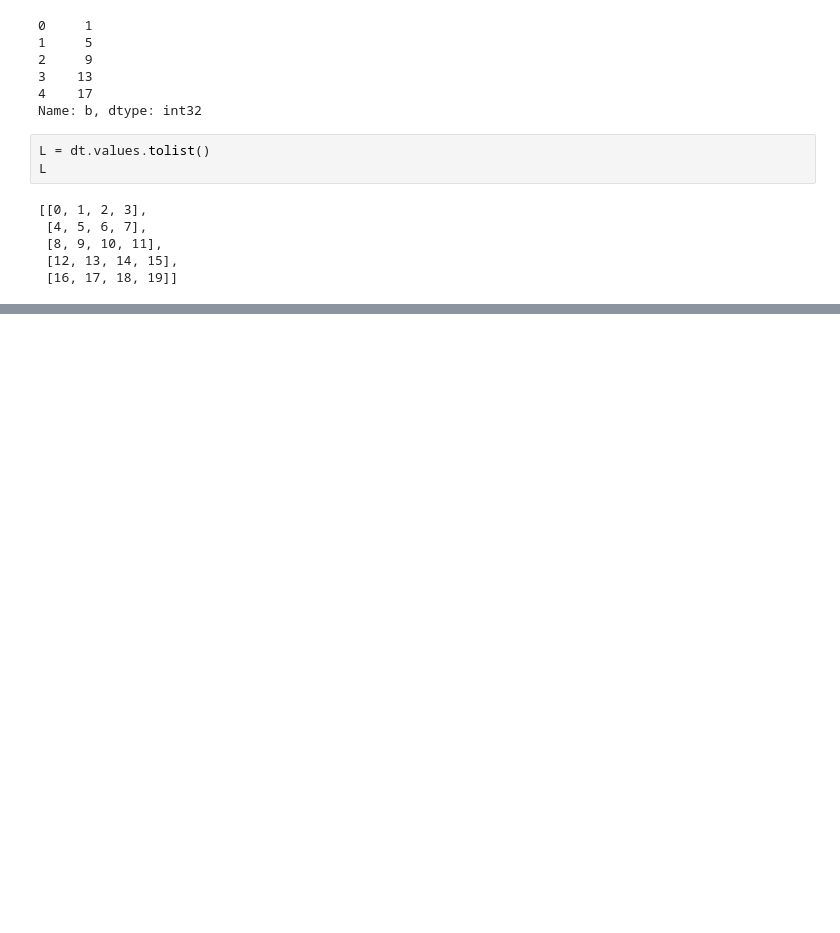
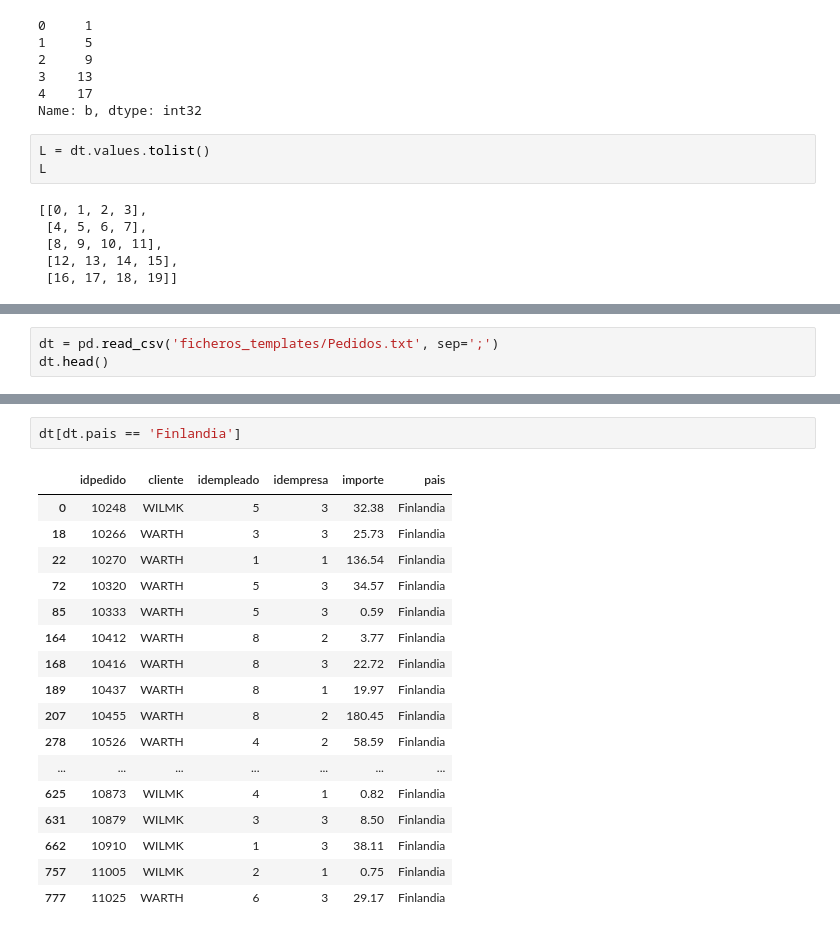
Before and after one commit to mcejudoo/CursoPythonAvanzado, a Jupyter notebook: codigo_ene_23/pruebas_pandas.ipynb, the cells around one changed output, grey strips where cells are left out. Cells and saved outputs as stored; diff of their text form; blank space fills up the shorter version.

```diff
--- a/codigo_ene_23/pruebas_pandas.ipynb
+++ b/codigo_ene_23/pruebas_pandas.ipynb
@@ -200,0 +203,3 @@ L
+# %%
+dt = pd.read_csv('ficheros_templates/Pedidos.txt', sep=';')
+dt.head()
@@ -200,0 +255,20 @@ L
+# %%
+dt[dt.pais == 'Finlandia']
+# %% [output]
+|  | idpedido | cliente | idempleado | idempresa | importe | pais |
+| 0 | 10248 | WILMK | 5 | 3 | 32.38 | Finlandia |
+| 18 | 10266 | WARTH | 3 | 3 | 25.73 | Finlandia |
+| 22 | 10270 | WARTH | 1 | 1 | 136.54 | Finlandia |
+| 72 | 10320 | WARTH | 5 | 3 | 34.57 | Finlandia |
+| 85 | 10333 | WARTH | 5 | 3 | 0.59 | Finlandia |
+| 164 | 10412 | WARTH | 8 | 2 | 3.77 | Finlandia |
+| 168 | 10416 | WARTH | 8 | 3 | 22.72 | Finlandia |
+| 189 | 10437 | WARTH | 8 | 1 | 19.97 | Finlandia |
+| 207 | 10455 | WARTH | 8 | 2 | 180.45 | Finlandia |
+| 278 | 10526 | WARTH | 4 | 2 | 58.59 | Finlandia |
+| ... | ... | ... | ... | ... | ... | ... |
+| 625 | 10873 | WILMK | 4 | 1 | 0.82 | Finlandia |
+| 631 | 10879 | WILMK | 3 | 3 | 8.50 | Finlandia |
+| 662 | 10910 | WILMK | 1 | 3 | 38.11 | Finlandia |
+| 757 | 11005 | WILMK | 2 | 1 | 0.75 | Finlandia |
+| 777 | 11025 | WARTH | 6 | 3 | 29.17 | Finlandia |
```
Also changed, not shown: parts of 8 cells of this notebook.
